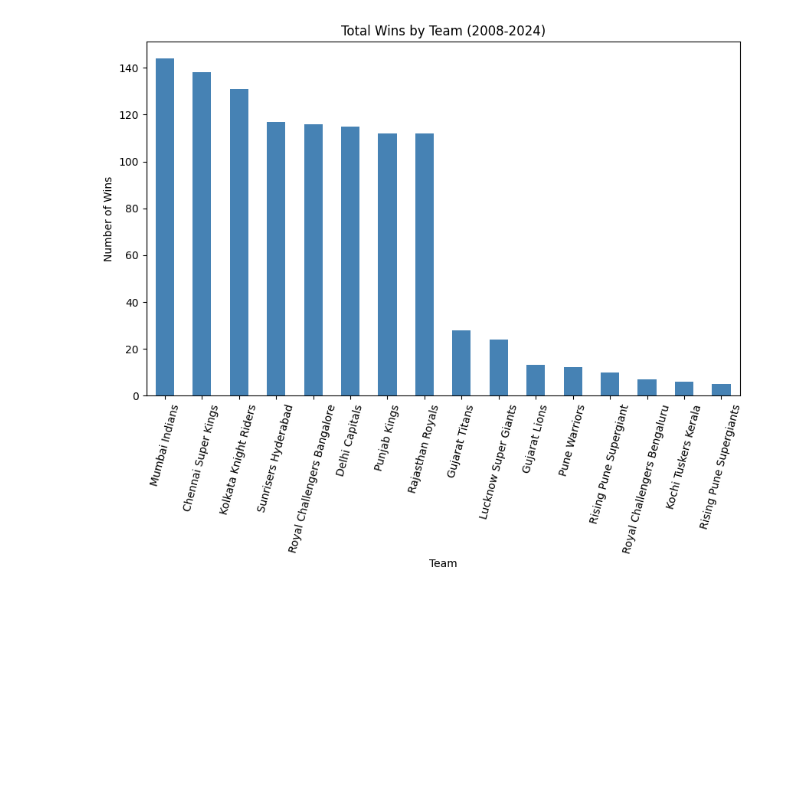
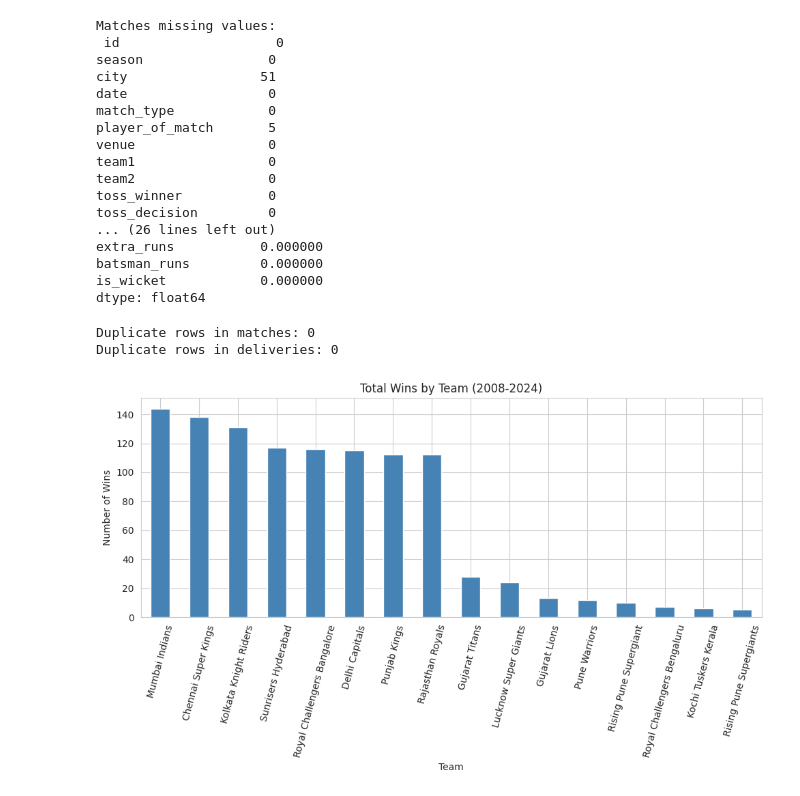
Before and after one commit to Bhanu-Jakka/ML_Project, a Jupyter notebook: EDA_IPL_MatchPrediction.ipynb, the cells around one changed output. Saved outputs shown, nothing was run; the diff lists cells and outputs as text; code cells hidden in the pictures; blank space fills up the shorter version.

```diff
--- a/EDA_IPL_MatchPrediction.ipynb
+++ b/EDA_IPL_MatchPrediction.ipynb
@@ -1,8 +1,11 @@
 # %% [markdown]
 <a href="https://colab.research.google.com/github/Bhanu-Jakka/ML_Project/blob/main/EDA_IPL_MatchPrediction.ipynb" target="_parent"><img src="https://colab.research.google.com/assets/colab-badge.svg" alt="Open In Colab"/></a>
 # %%
-# Load the libraries
+#Imports
 import pandas as pd
 import numpy as np
 import matplotlib.pyplot as plt
 import seaborn as sns
+
+pd.set_option('display.max_columns', None)
+sns.set_style('whitegrid')
@@ -118,14 +70,56 @@ dtype: int64
+# %%
+#Missing values
+print("Matches missing values:\n", matches.isnull().sum())
+print("\nDeliveries missing % :\n", (deliveries.isnull().sum() / len(deliveries) * 100).sort_values(ascending=False))
+# %% [output]
+Matches missing values:
+ id                    0
+season                0
+city                 51
+date                  0
+match_type            0
+player_of_match       5
+venue                 0
+team1                 0
+team2                 0
+toss_winner           0
+toss_decision         0
+... (26 lines left out)
+extra_runs           0.000000
+batsman_runs         0.000000
+is_wicket            0.000000
+dtype: float64
+# %%
+#Duplicates
+print("Duplicate rows in matches:", matches.duplicated().sum())
+print("Duplicate rows in deliveries:", deliveries.duplicated().sum())
+# %% [output]
+Duplicate rows in matches: 0
+Duplicate rows in deliveries: 0
+# %%
+#Clean up team names
+rename_map = {
+    'Delhi Daredevils': 'Delhi Capitals',
+    'Deccan Chargers': 'Sunrisers Hyderabad',
+    'Kings XI Punjab': 'Punjab Kings'
+}
+
+for col in ['team1', 'team2', 'toss_winner', 'winner']:
+    matches[col] = matches[col].replace(rename_map)
+
+for col in ['batting_team', 'bowling_team']:
+    deliveries[col] = deliveries[col].replace(rename_map)
 # %%
-#Plot it as a bar chart
+#Wins by team
 plt.figure(figsize=(10,6))
 matches['winner'].value_counts().plot(kind='bar', color='steelblue')
 plt.title('Total Wins by Team (2008-2024)')
-plt.xlabel('Team')
-plt.ylabel('Number of Wins')
+plt.xlabel('Team'); plt.ylabel('Number of Wins')
 plt.xticks(rotation=75)
+plt.tight_layout()
 plt.show()
 # %% [output]
-[figure, old version]
+[figure, new version]
 # %%
 #Toss decision split
 matches['toss_decision'].value_counts().plot(kind='pie', autopct='%1.1f%%', figsize=(6,6))
```
Also changed, not shown: parts of 26 cells of this notebook.
